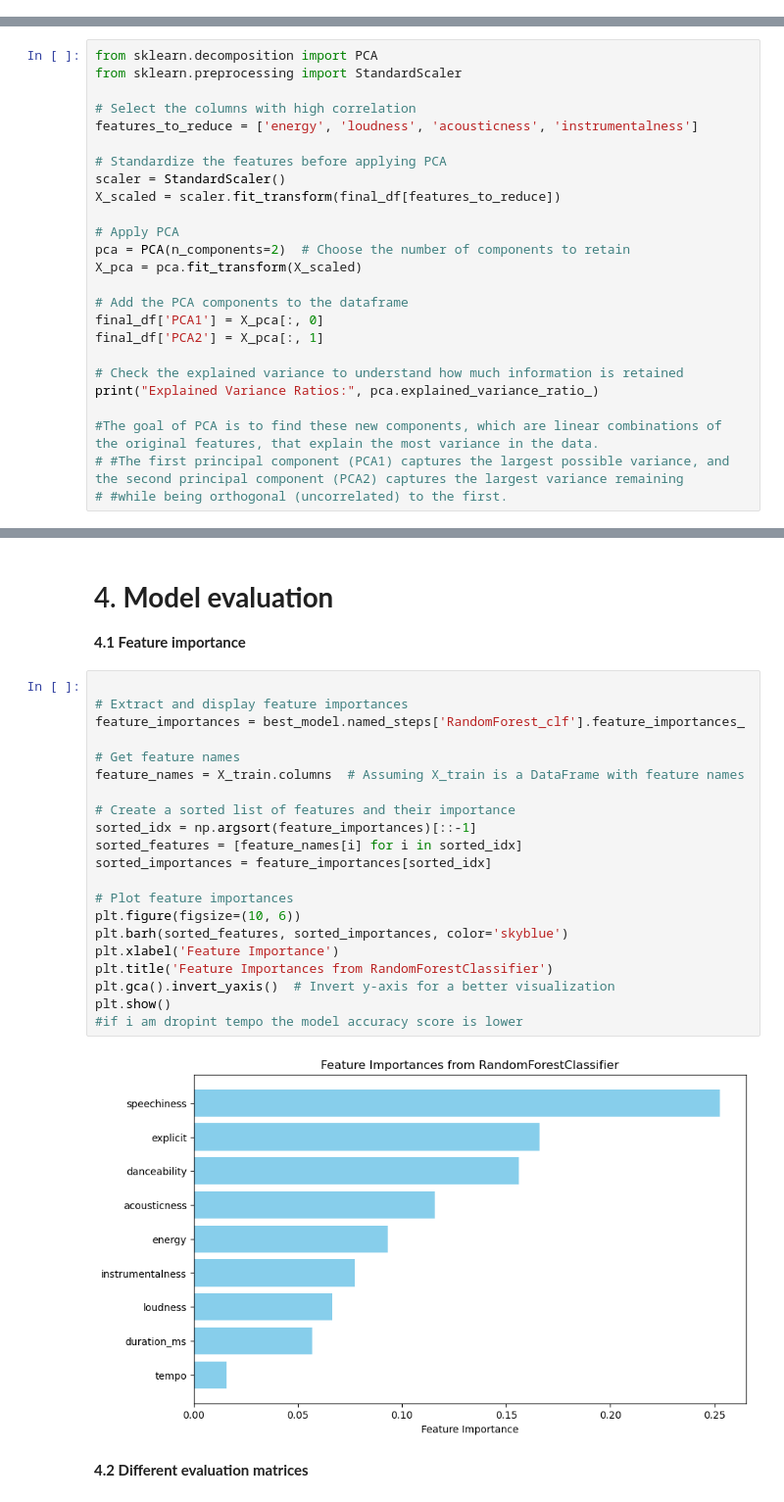
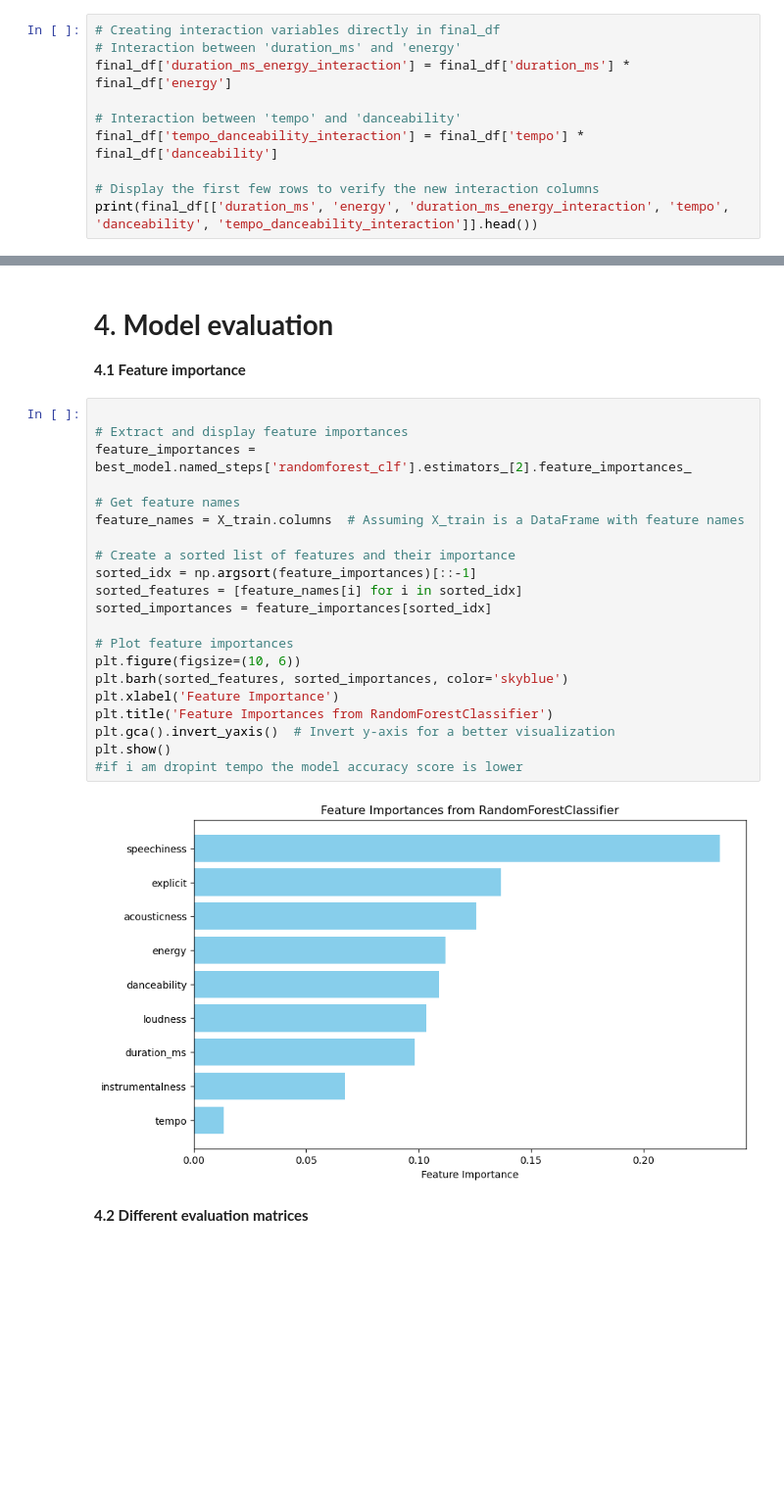
Before and after one commit to ortall0201/Spotify_Classification_genres, a Jupyter notebook: approach_B_notebook.ipynb/approach_B_notebook.ipynb, the cells around one changed output, grey strips where cells are left out. Shown at 98% size. Drawn from its saved outputs; the diff is of its cells as text; blank space fills up the shorter version.

```diff
--- a/approach_B_notebook.ipynb/approach_B_notebook.ipynb
+++ b/approach_B_notebook.ipynb/approach_B_notebook.ipynb
@@ -1378,0 +1364,10 @@ plt.show()
+# %%
+# Creating interaction variables directly in final_df
+# Interaction between 'duration_ms' and 'energy'
+final_df['duration_ms_energy_interaction'] = final_df['duration_ms'] * final_df['energy']
+
+# Interaction between 'tempo' and 'danceability'
+final_df['tempo_danceability_interaction'] = final_df['tempo'] * final_df['danceability']
+
+# Display the first few rows to verify the new interaction columns
+print(final_df[['duration_ms', 'energy', 'duration_ms_energy_interaction', 'tempo', 'danceability', 'tempo_danceability_interaction']].head())
@@ -1423,28 +1435,3 @@ plt.show()
 # OR i CAN APPLY PCA DIMENSIONALITY REDUCTION
 # %% [output]
 [figure]
-# %%
-from sklearn.decomposition import PCA
-from sklearn.preprocessing import StandardScaler
-
-# Select the columns with high correlation
-features_to_reduce = ['energy', 'loudness', 'acousticness', 'instrumentalness']
-
-# Standardize the features before applying PCA
-scaler = StandardScaler()
-X_scaled = scaler.fit_transform(final_df[features_to_reduce])
-
-# Apply PCA
-pca = PCA(n_components=2)  # Choose the number of components to retain
-X_pca = pca.fit_transform(X_scaled)
-
-# Add the PCA components to the dataframe
-final_df['PCA1'] = X_pca[:, 0]
-final_df['PCA2'] = X_pca[:, 1]
-
-# Check the explained variance to understand how much information is retained
-print("Explained Variance Ratios:", pca.explained_variance_ratio_)
-
-#The goal of PCA is to find these new components, which are linear combinations of the original features, that explain the most variance in the data.
-# #The first principal component (PCA1) captures the largest possible variance, and the second principal component (PCA2) captures the largest variance remaining
-# #while being orthogonal (uncorrelated) to the first.
@@ -1975,26 +2069,26 @@ y_pred_test = best_model.predict(X_test)
 # %%
 
 # Extract and display feature importances
-feature_importances = best_model.named_steps['RandomForest_clf'].feature_importances_
+feature_importances = best_model.named_steps['randomforest_clf'].estimators_[2].feature_importances_
 
 # Get feature names
 feature_names = X_train.columns  # Assuming X_train is a DataFrame with feature names
 
 # Create a sorted list of features and their importance
 sorted_idx = np.argsort(feature_importances)[::-1]
 sorted_features = [feature_names[i] for i in sorted_idx]
 sorted_importances = feature_importances[sorted_idx]
 
 # Plot feature importances
 plt.figure(figsize=(10, 6))
 plt.barh(sorted_features, sorted_importances, color='skyblue')
 plt.xlabel('Feature Importance')
 plt.title('Feature Importances from RandomForestClassifier')
 plt.gca().invert_yaxis()  # Invert y-axis for a better visualization
 plt.show()
 #if i am dropint tempo the model accuracy score is lower
 # %% [output]
-[figure, old version]
+[figure, new version]
 # %% [markdown]
 **4.2 Different evaluation matrices**
 # %%
```
Also changed, not shown: parts of 92 cells of this notebook.
